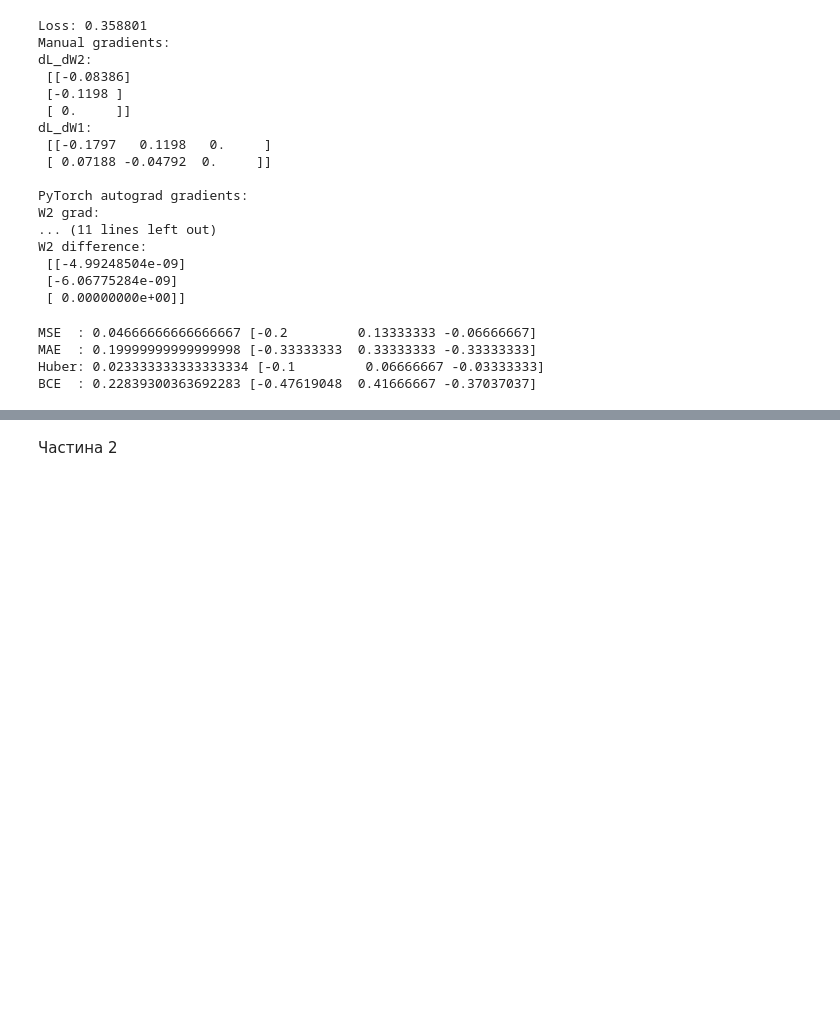
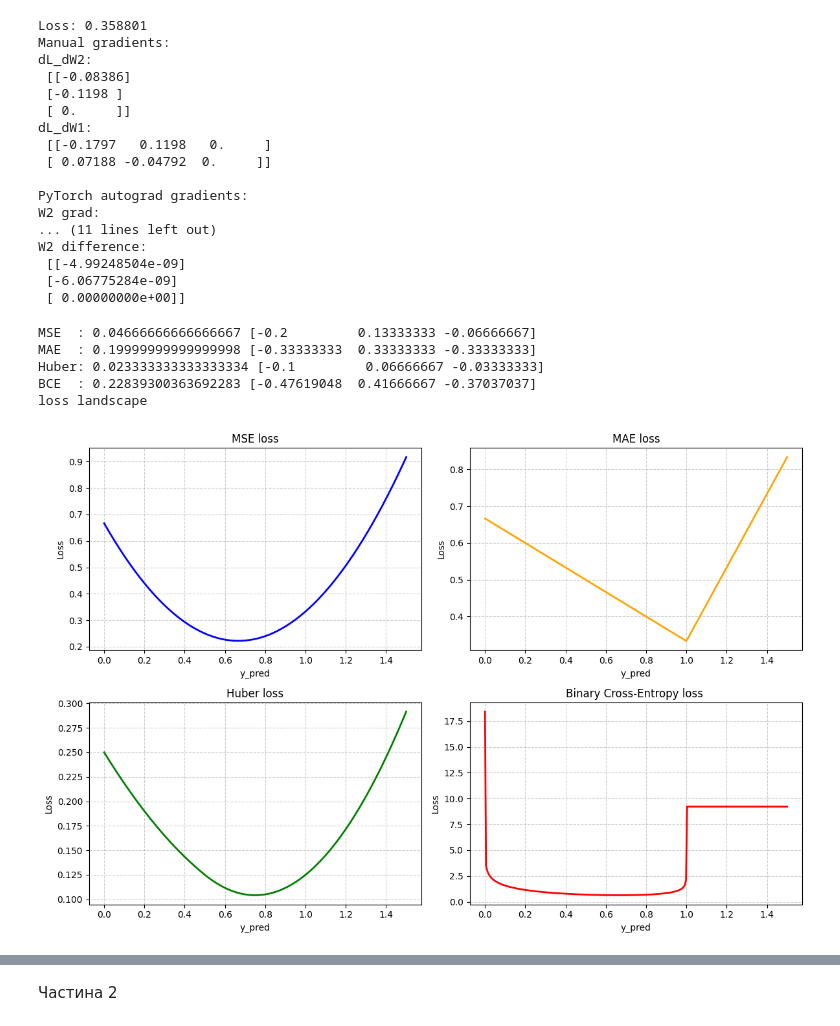
Before and after one commit to Artem-KAI/Python, a Jupyter notebook: !Practice/3/3main.ipynb, the cells around one changed output, grey strips where cells are left out. Drawn from its saved outputs; the diff is of its cells as text; code cells hidden in the pictures; blank space fills up the shorter version.

```diff
--- a/!Practice/3/3main.ipynb
+++ b/!Practice/3/3main.ipynb
@@ -132,6 +132,7 @@ W2 difference:
  [ 0.00000000e+00]]
 # %%
 import numpy as np
+import matplotlib.pyplot as plt
 
 class LossFunctions:
     """
@@ -185,33 +186,81 @@ class LossFunctions:
 
     @staticmethod
     def binary_cross_entropy(y_pred, y_true): # все використовується для бінарної класифікації 0 або 1
         """BCE loss з численною стабільністю"""
         eps = 1e-12
         # np.clip щоб уникнути log(0)
         y_pred = np.clip(y_pred, eps, 1 - eps)
         loss = -np.mean(y_true * np.log(y_pred) + (1 - y_true) * np.log(1 - y_pred))
         gradient = (-(y_true / y_pred) + ((1 - y_true) / (1 - y_pred))) / y_true.size
         return loss, gradient
 
 
-# === Тест ===
+##########################################################################
 losses = LossFunctions()
 y_pred = np.array([0.7, 0.2, 0.9])
 y_true = np.array([1.0, 0.0, 1.0])
 
 mse_loss, mse_grad = losses.mse(y_pred, y_true)
 mae_loss, mae_grad = losses.mae(y_pred, y_true)
 huber_loss, huber_grad = losses.huber(y_pred, y_true, delta=0.5)
 bce_loss, bce_grad = losses.binary_cross_entropy(y_pred, y_true)
 
 print("MSE  :", mse_loss, mse_grad)
 print("MAE  :", mae_loss, mae_grad)
 print("Huber:", huber_loss, huber_grad)
 print("BCE  :", bce_loss, bce_grad)
+
+
+print("loss landscape")
+y_pred_values = np.linspace(0, 1.5, 300)
+
+mse_vals, mae_vals, huber_vals, bce_vals = [], [], [], []
+for y in y_pred_values:
+    yp = np.array([y, y, y])
+    mse_vals.append(losses.mse(yp, y_true)[0])
+    mae_vals.append(losses.mae(yp, y_true)[0])
+    huber_vals.append(losses.huber(yp, y_true, delta=0.5)[0])
+    yp_clip = np.clip(yp, 1e-12, 1 - 1e-12)
+    bce_vals.append(losses.binary_cross_entropy(yp_clip, y_true)[0])
+
+plt.figure(figsize=(12, 8))
+
+plt.subplot(2, 2, 1)
+plt.plot(y_pred_values, mse_vals, color='blue', linewidth=2)
+plt.title("MSE loss")
+plt.xlabel("y_pred")
+plt.ylabel("Loss")
+plt.grid(True, linestyle='--', alpha=0.6)
+
+plt.subplot(2, 2, 2)
+plt.plot(y_pred_values, mae_vals, color='orange', linewidth=2)
+plt.title("MAE loss")
+plt.xlabel("y_pred")
+plt.ylabel("Loss")
+plt.grid(True, linestyle='--', alpha=0.6)
+
+plt.subplot(2, 2, 3)
+plt.plot(y_pred_values, huber_vals, color='green', linewidth=2)
+plt.title("Huber loss")
+plt.xlabel("y_pred")
+plt.ylabel("Loss")
+plt.grid(True, linestyle='--', alpha=0.6)
+
+plt.subplot(2, 2, 4)
+plt.plot(y_pred_values, bce_vals, color='red', linewidth=2)
+plt.title("Binary Cross-Entropy loss ")
+plt.xlabel("y_pred")
+plt.ylabel("Loss")
+plt.grid(True, linestyle='--', alpha=0.6)
+
+plt.tight_layout()
+plt.show()
 # %% [output]
 MSE  : 0.04666666666666667 [-0.2         0.13333333 -0.06666667]
 MAE  : 0.19999999999999998 [-0.33333333  0.33333333 -0.33333333]
 Huber: 0.023333333333333334 [-0.1         0.06666667 -0.03333333]
 BCE  : 0.22839300363692283 [-0.47619048  0.41666667 -0.37037037]
+loss landscape
+[figure, added]
 # %%
 import numpy as np
```
Also changed, not shown: parts of 3 cells of this notebook.
